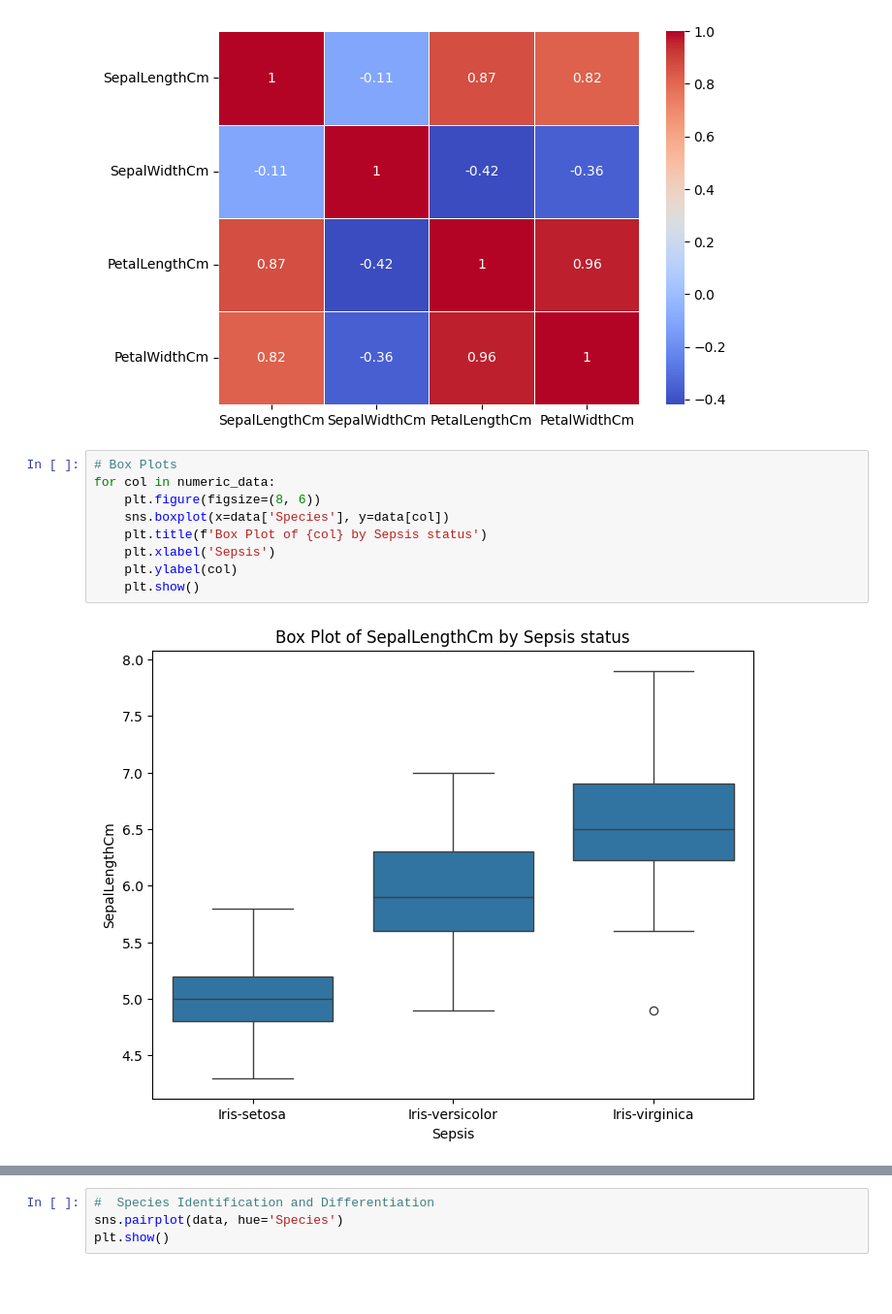
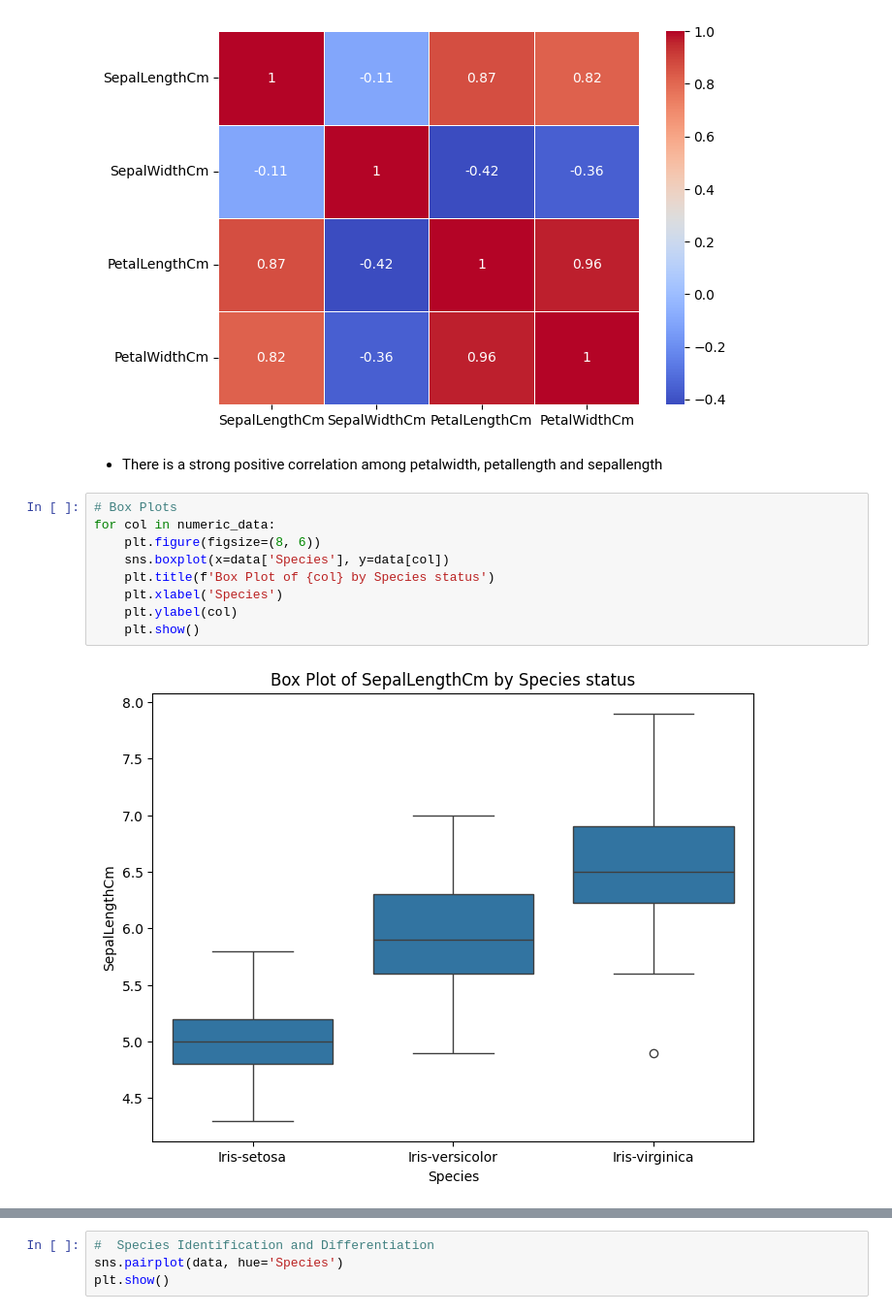
Before and after one commit to speedcode-x/OIBSIP---Iris-Flower-Classification-, a Jupyter notebook: notebook.ipynb, the cells around one changed output, grey strips where cells are left out. Shown: that part at 97% size. Saved outputs shown, nothing was run; the diff lists cells and outputs as text; blank space fills up the shorter version.

```diff
--- a/notebook.ipynb
+++ b/notebook.ipynb
@@ -149,14 +173,16 @@ sns.heatmap(corr_matrix, annot=True, cmap='coolwarm', linewidths=.5)
 plt.show()
 # %% [output]
 [figure]
+# %% [markdown]
++ There is a strong positive correlation among  petalwidth, petallength and sepallength
 # %%
 # Box Plots
 for col in numeric_data:
     plt.figure(figsize=(8, 6))
     sns.boxplot(x=data['Species'], y=data[col])
-    plt.title(f'Box Plot of {col} by Sepsis status')
-    plt.xlabel('Sepsis')
+    plt.title(f'Box Plot of {col} by Species status')
+    plt.xlabel('Species')
     plt.ylabel(col)
     plt.show()
 # %% [output]
-[figure, old version]
+[figure, new version]
```
Also changed, not shown: parts of 20 cells of this notebook.
